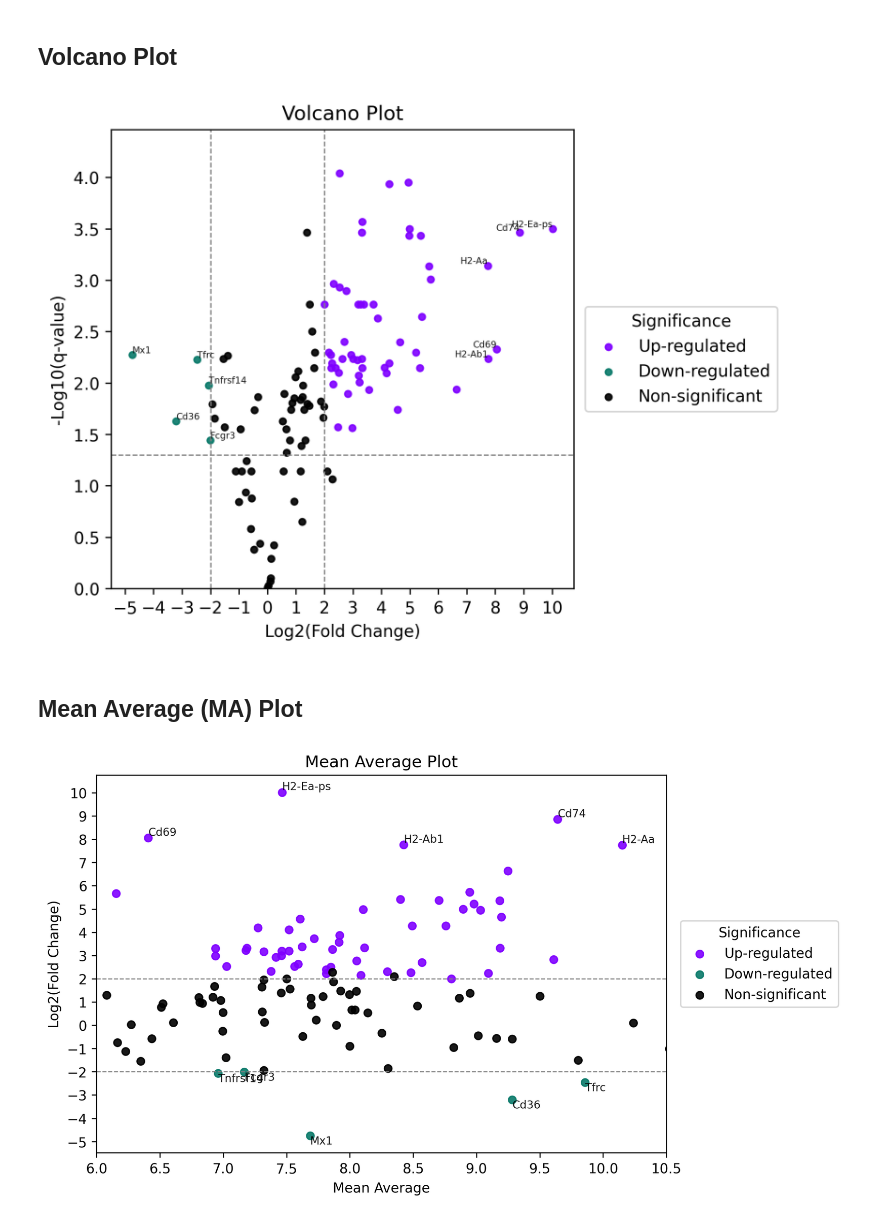
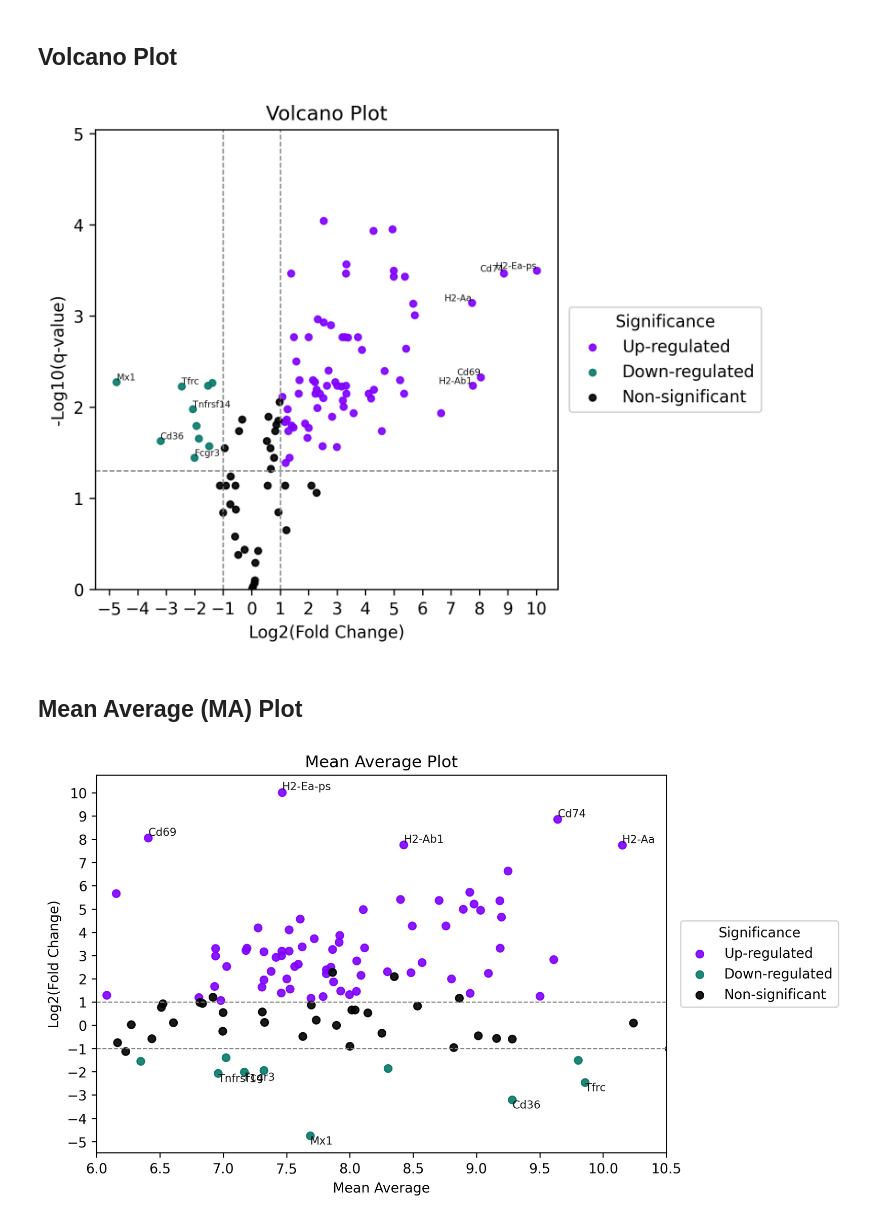
Before and after one commit to Perik-Zavodskii/BulkOmicsTools, a Jupyter notebook: BulkOmicsTools.ipynb, the cells around one changed output. Drawn from its saved outputs; the diff is of its cells as text; code cells hidden in the pictures.

```diff
--- a/BulkOmicsTools.ipynb
+++ b/BulkOmicsTools.ipynb
@@ -510,7 +510,7 @@ results_df
 results_df.to_csv('Pairwise_comp_results.csv') # Export Differentially Produced Analyte data
 # %%
 # Define thresholds
-fc_threshold = 2  # Log2(FC) threshold
+fc_threshold = 1  # Log2(FC) threshold
 qval_threshold = 0.05  # -log10(q-value) threshold
 top_variables = 5
 
@@ -554,7 +554,7 @@ See the caveats in the documentation: https://pandas.pydata.org/pandas-docs/stab
 # %% [markdown]
 ## Volcano Plot
 # %%
-q_val_th = subset["-log10(q-value)"].max() + 1
+q_val_th = results_df["-log10(q-value)"].max() + 1
 
 plt.figure(figsize=(5, 5), dpi=300)
 colors = {Up_regulated_color: "Up-regulated", Down_regulated_color: "Down-regulated",  Non_significant_color: "Non-significant"}
@@ -572,34 +572,34 @@ for color, label in colors.items():
 for _, row in top_upregulated.iterrows():
     plt.text(row["log2(FC)"], row["-log10(q-value)"], row.name, alpha=0.9, fontsize=5.5, color='black',
                                                                 ha="right", va='bottom')
 
 for _, row in top_downregulated.iterrows():
     plt.text(row["log2(FC)"], row["-log10(q-value)"], row.name, alpha=0.9, fontsize=5.5, color='black',
                                                                 ha="left", va='bottom')
 
 
 # Add legend
 plt.legend(title="Significance", fontsize=10, loc='center left',
     bbox_to_anchor=(1.025, 0.5), borderaxespad=0.)
 
 plt.xticks(np.arange(round(results_df["log2(FC)"].min()), results_df["log2(FC)"].max(), 1)) # Change tick size
 
 # Add labels and title
 plt.axhline(y=-np.log10(qval_threshold), color="grey", linestyle="--", linewidth=0.8)
 plt.axvline(x=-fc_threshold, color="grey", linestyle="--", linewidth=0.8)
 plt.axvline(x=fc_threshold, color="grey", linestyle="--", linewidth=0.8)
 
 plt.ylim(0,q_val_th)
 
 plt.xlabel("Log2(Fold Change)")
 plt.ylabel("-Log10(q-value)")
 plt.title("Volcano Plot")
 
 # Save the plot
 plt.savefig('Volcano Plot.png', dpi=600, bbox_inches='tight')
 plt.show()
 # %% [output]
-[figure, old version]
+[figure, new version]
 # %% [markdown]
 ## Mean Average (MA) Plot
 # %%
@@ -649,4 +649,4 @@ plt.xlim(Min_Mean_val,Max_Mean_val)
 plt.savefig('Mean Average Plot.png', dpi=600, bbox_inches='tight')
 plt.show()
 # %% [output]
-[figure, old version]
+[figure, new version]
```
Also changed, not shown: parts of 1 cell of this notebook.
